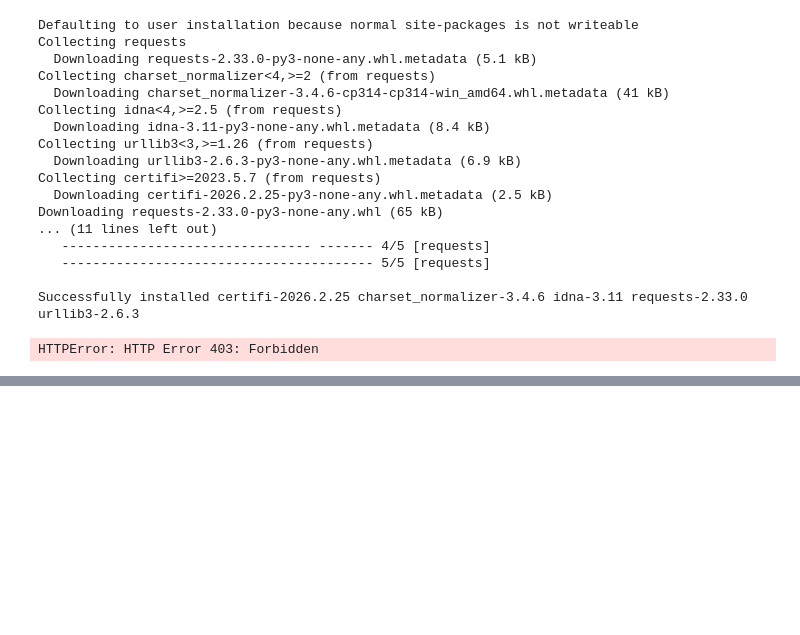
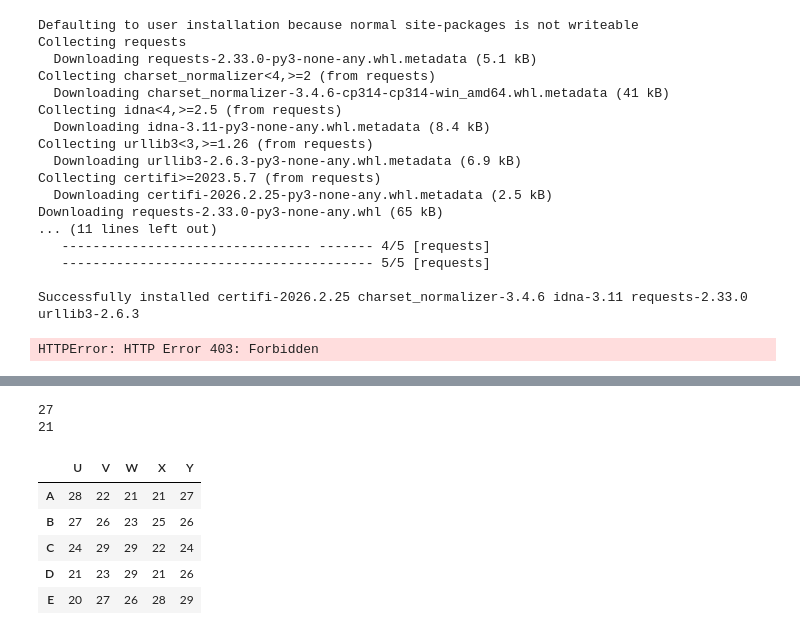
Before and after one commit to devanshu6738/Python, a Jupyter notebook: Pandas/pandas.ipynb, the cells around one changed output, grey strips where cells are left out. Saved outputs shown, nothing was run; the diff lists cells and outputs as text; code cells hidden in the pictures; blank space fills up the shorter version.

```diff
--- a/Pandas/pandas.ipynb
+++ b/Pandas/pandas.ipynb
@@ -232,0 +272,13 @@ HTTPError: HTTP Error 403: Forbidden
+# %%
+from numpy.random import randint as ri
+data=ri(20,30,25).reshape(5,5)
+print(data)
+row_label=['A','B','C','D','E']
+col_name=['U','V','W','X','Y']
+df=pd.DataFrame(data,index=row_label,columns=col_name)
+print(df)
+print(df.describe())
+print(df.index)
+print(df.columns)
+df2=df
+print(df2)
@@ -232,0 +361,14 @@ HTTPError: HTTP Error 403: Forbidden
+# %%
+# Subnetting
+print(df2.loc['A','Y'])
+print(df2.iloc[0,2])
+df2
+# %% [output]
+27
+21
+|  | U | V | W | X | Y |
+| A | 28 | 22 | 21 | 21 | 27 |
+| B | 27 | 26 | 23 | 25 | 26 |
+| C | 24 | 29 | 29 | 22 | 24 |
+| D | 21 | 23 | 29 | 21 | 26 |
+| E | 20 | 27 | 26 | 28 | 29 |
```
Also changed, not shown: parts of 12 cells of this notebook.
